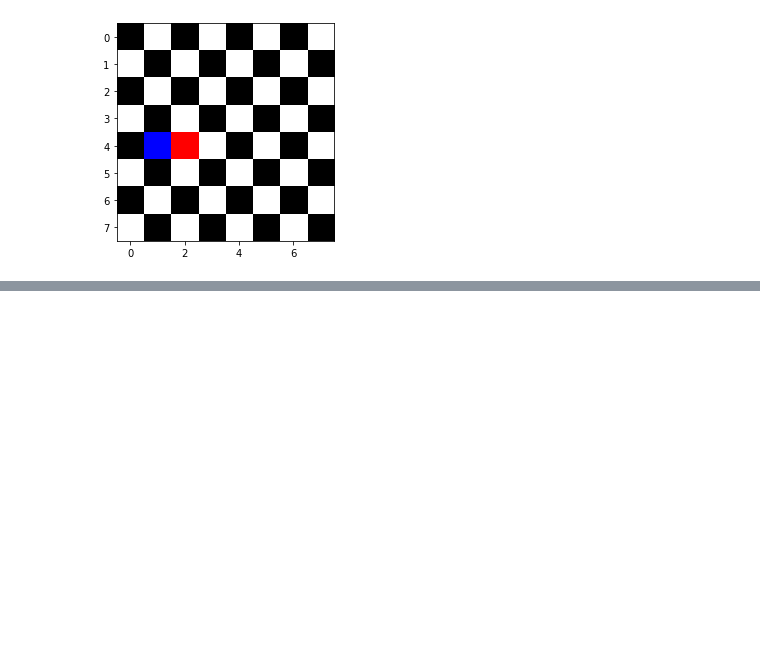
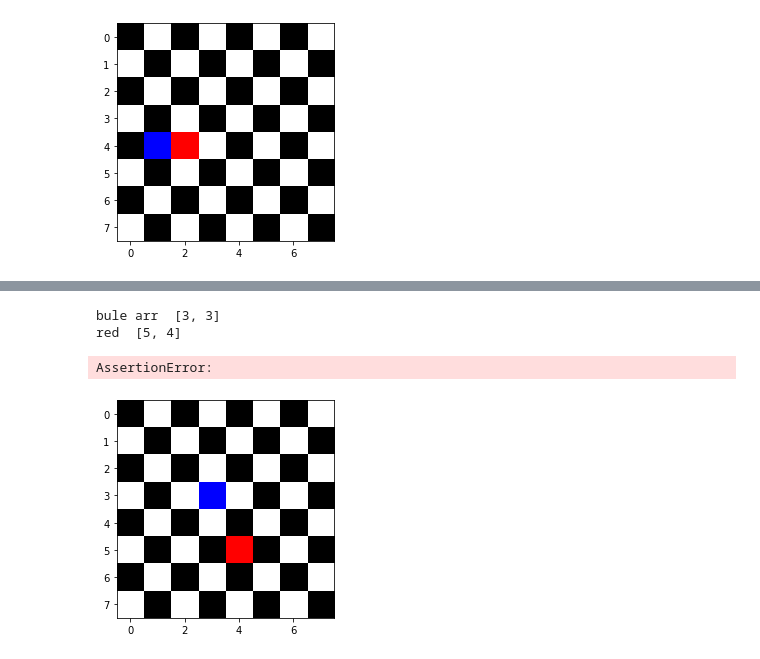
Before and after one commit to khaledshishani32/chess-board, a Jupyter notebook: chess_board.ipynb, the cells around one changed output, grey strips where cells are left out. Cells and saved outputs as stored; diff of their text form; code cells hidden in the pictures; blank space fills up the shorter version.

Commit message:
fix the under attack diagonal method

```diff
--- a/chess_board.ipynb
+++ b/chess_board.ipynb
@@ -31,8 +31,8 @@ class Board:
               return True
           elif self.arr_red[1] == self.arr_blue[1]:
               return True
-          elif (self.arr_red[0]+1)/(self.arr_red[1]+1) == 1 and (self.arr_blue[0]+1)/(self.arr_blue[1]+1) == 1:
-              return True
+          elif abs(self.arr_red[1] - self.arr_blue[1]) == abs(self.arr_red[0]-self.arr_blue[0]):
+            return True
           return False
 
       def render(self):
@@ -88,0 +94,13 @@ assert checkboard2.is_under_attack() == False
+# %%
+
+checkboard3= Board()
+checkboard3.add_blue(3,3)
+checkboard3.add_red(5,5)
+checkboard3.render()
+assert checkboard3.is_under_attack() == True
+print(checkboard3.is_under_attack())
+# %% [output]
+bule arr  [3, 3]
+red  [5, 4]
+AssertionError:
+[figure, added]
```
Also changed, not shown: parts of 1 cell of this notebook.
